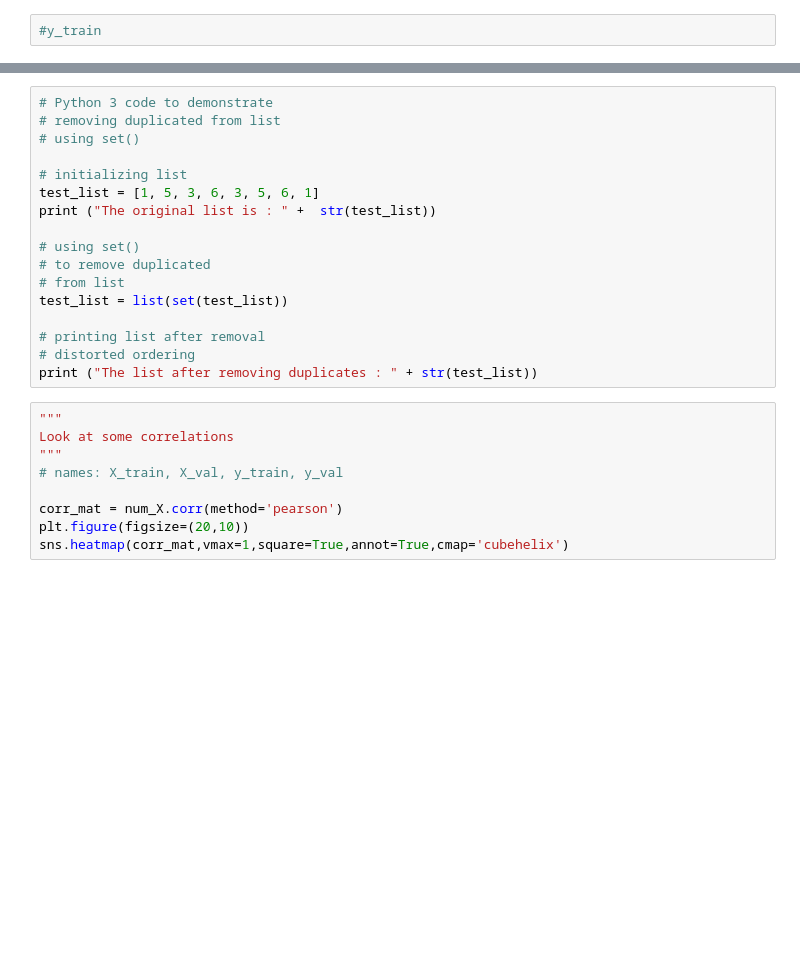
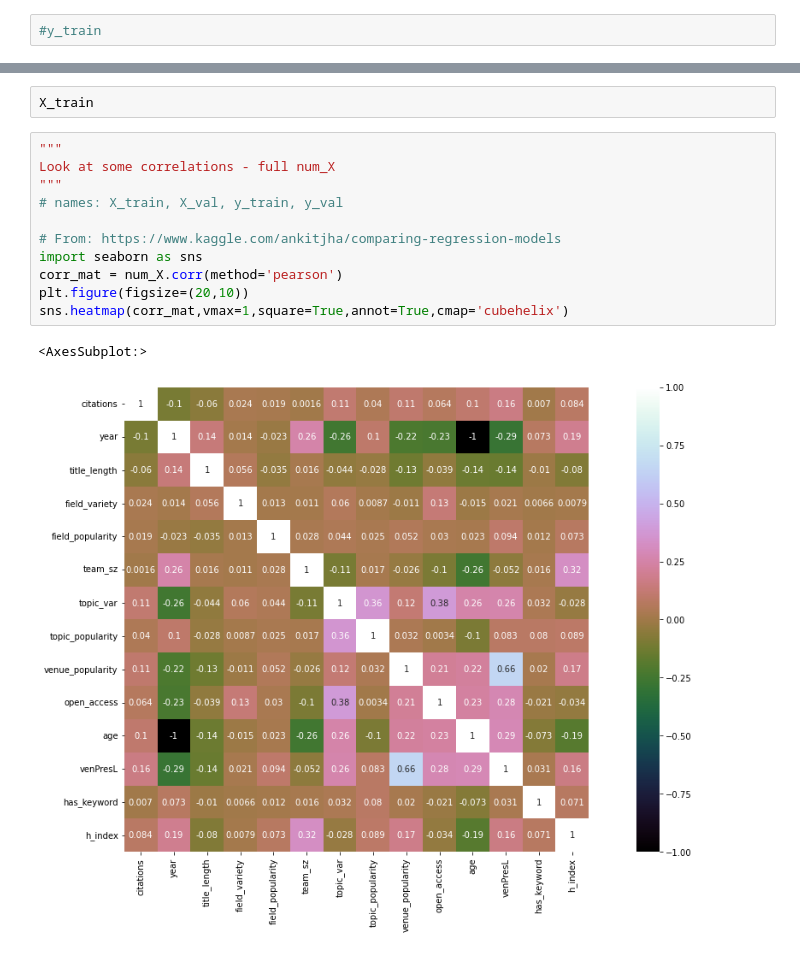
Before and after one commit to happyfuntimegroup/machinelearning, a Jupyter notebook: RANplayground.ipynb, the cells around one changed output, grey strips where cells are left out. Cells and saved outputs as stored; diff of their text form; blank space fills up the shorter version.

```diff
--- a/RANplayground.ipynb
+++ b/RANplayground.ipynb
@@ -257,26 +317,16 @@ y_train:
-# %%
-# Python 3 code to demonstrate
-# removing duplicated from list
-# using set()
-
-# initializing list
-test_list = [1, 5, 3, 6, 3, 5, 6, 1]
-print ("The original list is : " +  str(test_list))
-
-# using set()
-# to remove duplicated
-# from list
-test_list = list(set(test_list))
-
-# printing list after removal
-# distorted ordering
-print ("The list after removing duplicates : " + str(test_list))
+# %%
+X_train
 # %%
 """
-Look at some correlations
+Look at some correlations - full num_X
 """
 # names: X_train, X_val, y_train, y_val
 
+# From: https://www.kaggle.com/ankitjha/comparing-regression-models
+import seaborn as sns
 corr_mat = num_X.corr(method='pearson')
 plt.figure(figsize=(20,10))
 sns.heatmap(corr_mat,vmax=1,square=True,annot=True,cmap='cubehelix')
+# %% [output]
+<AxesSubplot:>
+[figure, added]
```
Also changed, not shown: parts of 18 cells of this notebook, 2 other files.
